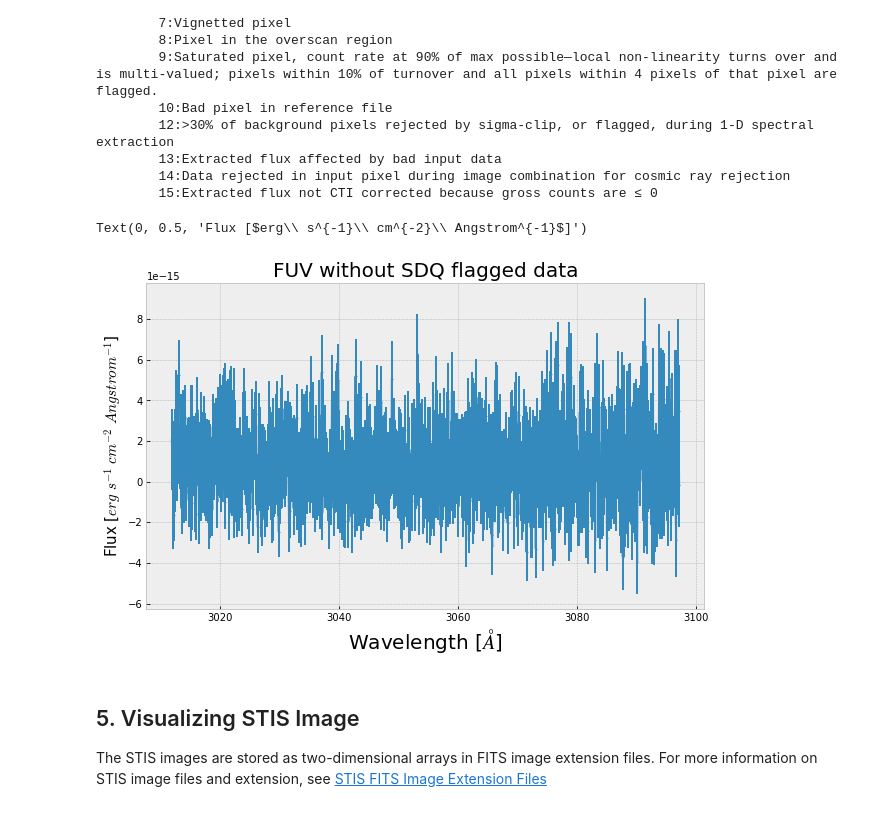
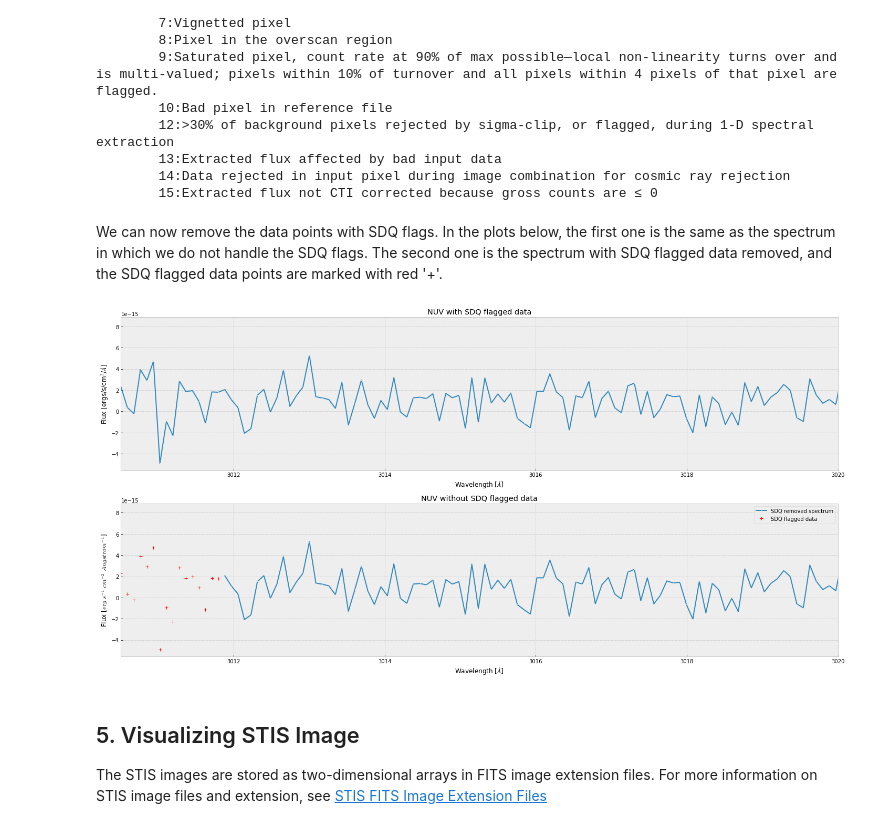
Before and after one commit to spacetelescope/STIS-Notebooks, a Jupyter notebook: View_Data/View_Data.ipynb, the cells around one changed output. Drawn from its saved outputs; the diff is of its cells as text; code cells hidden in the pictures.

Commit message:
marked SDQ data in spectrum when after removing them

```diff
--- a/View_Data/View_Data.ipynb
+++ b/View_Data/View_Data.ipynb
@@ -340,11 +336,11 @@ display(dq_table)
 ### 4.2 Removing "Serious Data Quality"
 Through the calibaration pipeline, some data qualities are marked "serious". The value of serious data qualities are marked through "SDQFLAGS". We can decompose that value according to the bits in order to see the specific data quality flags that are marked serious.
 # %%
-sdqFlags_fuv=fits.getheader(x1d_file,1)["SDQFLAGS"]
-print("The SDQFLAGS is {flag}, which is in binary {bin_flag},".format(flag=sdqFlags_fuv,bin_flag=bin(sdqFlags_fuv)[2:]))
+sdqFlags_nuv=fits.getheader(x1d_file,1)["SDQFLAGS"]
+print("The SDQFLAGS is {flag}, which is in binary {bin_flag},".format(flag=sdqFlags_nuv,bin_flag=bin(sdqFlags_nuv)[2:]))
 print("Therefore the following data qualities are marked \"serious\":")
 for i in range(15):
-    if 2**(i) & sdqFlags_fuv:
+    if 2**(i) & sdqFlags_nuv:
         print("\t"+str(i+1)+":" +meanings[i+1])
 # %% [output]
 The SDQFLAGS is 31743, which is in binary 111101111111111,
@@ -363,28 +359,49 @@ Therefore the following data qualities are marked "serious":
         13:Extracted flux affected by bad input data
         14:Data rejected in input pixel during image combination for cosmic ray rejection
         15:Extracted flux not CTI corrected because gross counts are ≤ 0
+# %% [markdown]
+We can now remove the data points with SDQ flags. In the plots below, the first one is the same as the spectrum in which we do not handle the SDQ flags. The second one is the spectrum with SDQ flagged data removed, and the SDQ flagged data points are marked with red '+'.
 # %%
+matplotlib.rcParams['figure.figsize'] = (20,10)
+plt.style.use("bmh")
+
 # Filter the datapoints to where there are no serious DQ flags
 mask_noSDQ = np.ones(len(x1d_data[0]["WAVELENGTH"]),dtype=bool)
 for i in range(0,len(x1d_data[0]["WAVELENGTH"])):
-    if x1d_data[0]["DQ"][i] & sdqFlags_fuv:
+    if x1d_data[0]["DQ"][i] & sdqFlags_nuv:
             mask_noSDQ[i]=False
+# get the spectrum without SDQ using the mask we just created
 wvln_noSDQ, flux_noSDQ,err_noSDQ = x1d_data[0]["WAVELENGTH"][
     mask_noSDQ], x1d_data[0]["FLUX"][mask_noSDQ],x1d_data[0]["ERROR"][mask_noSDQ]
+# inverse the _noSDQ mask to collect the data points with SDQ flags
+mask_SDQ = [not elem for elem in mask_noSDQ]
+wvln_SDQ, flux_SDQ = x1d_data[0]["WAVELENGTH"][mask_SDQ], x1d_data[0]["FLUX"][mask_SDQ]
 
-# Make the figure:
-plt.figure(figsize=(10, 6))
+# plot1: the spectrum with SDQ flagged data included
+plt.subplot(2,1,1)
+plt.plot(wl, flux, #the x-data, y-data, and y-axis error
+             marker=".",markersize="2",markerfacecolor='w', markeredgewidth=0) #specifies the data points style
+plt.title("NUV with SDQ flagged data")
+plt.xlabel("Wavelength [$\AA$]")
+plt.ylabel("Flux [ergs/s/cm$^2$/$\AA$]")
+plt.xlim(min(wl),3020)
 
+# plot2: plot the spectrum without SDQ flagged data, then mark the SDQ data points with +
+plt.subplot(2,1,2)
 # Plot the filtered datapoints
-plt.errorbar(wvln_noSDQ, flux_noSDQ, err_noSDQ,marker=".",markersize="2")
+plt.plot(wvln_noSDQ, flux_noSDQ, #the x-data, y-data, and y-axis error
+             marker=".",markersize="2",markerfacecolor='w', markeredgewidth=0,label="SDQ removed spectrum")
+plt.plot(wvln_SDQ, flux_SDQ,'r+',label="SDQ flagged data")
+plt.xlim(min(wl),3020)
+plt.legend()
 
 # Format the figure
-plt.title("FUV without SDQ flagged data", size=20)
-plt.xlabel('Wavelength [$\AA$]', size=20)
-plt.ylabel('Flux [$erg\ s^{-1}\ cm^{-2}\ Angstrom^{-1}$]', size=15)
+plt.title("NUV without SDQ flagged data")
+plt.xlabel('Wavelength [$\AA$]')
+plt.ylabel('Flux [$erg\ s^{-1}\ cm^{-2}\ Angstrom^{-1}$]')
+plt.tight_layout()
 # %% [output]
-Text(0, 0.5, 'Flux [$erg\\ s^{-1}\\ cm^{-2}\\ Angstrom^{-1}$]')
-[figure, old version]
+[figure, new version]
 # %% [markdown]
 <a id=section5></a>
 ## 5. Visualizing STIS Image
```
Also changed, not shown: parts of 11 cells of this notebook, 1 other file.
